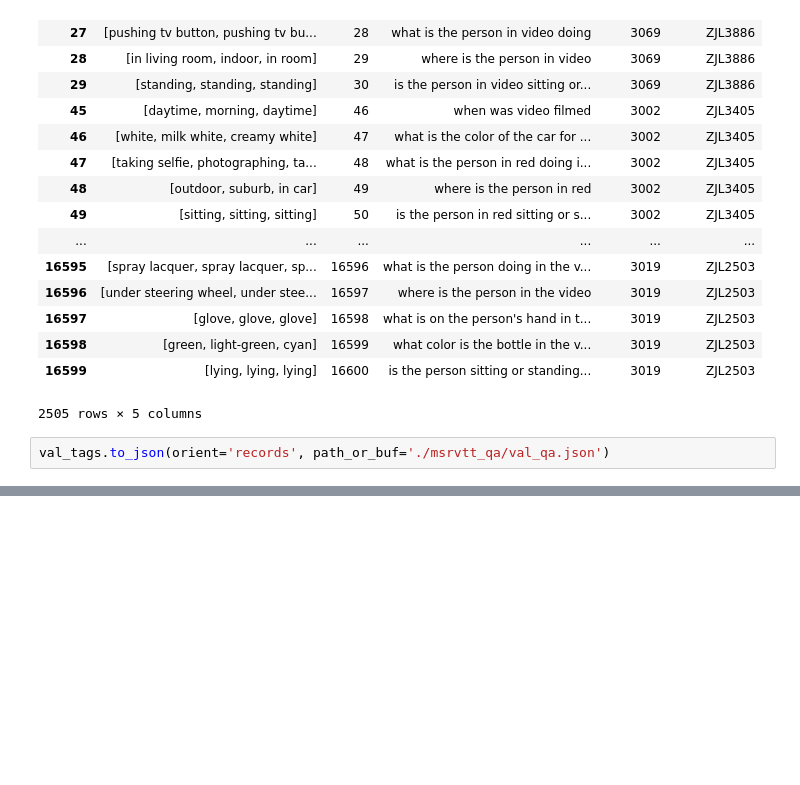
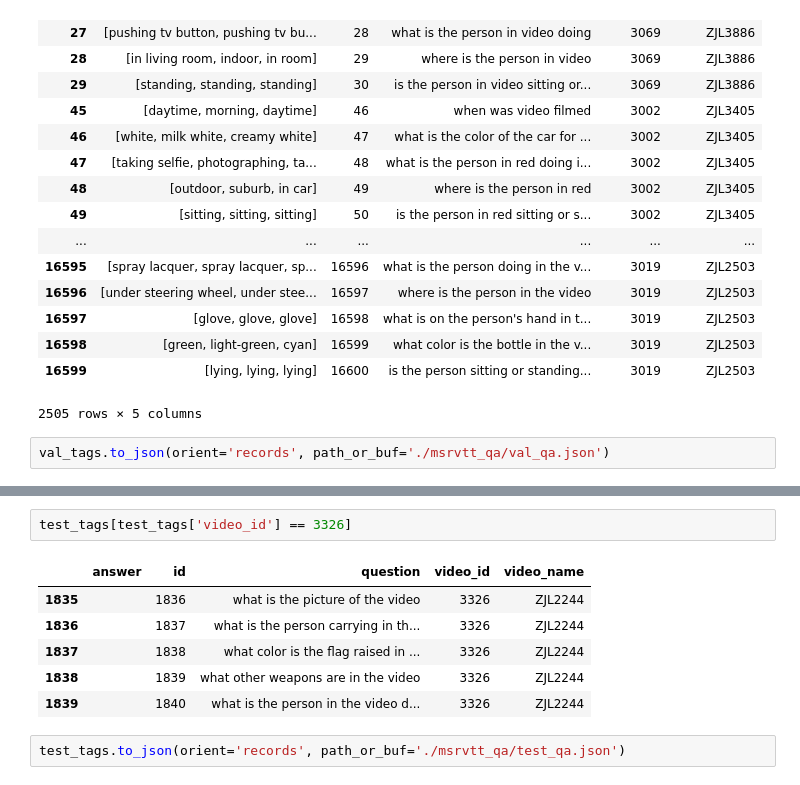
Before and after one commit to why2000/ZhiJiang_VQA, a Jupyter notebook: data/Untitled.ipynb, the cells around one changed output, grey strips where cells are left out. Saved outputs shown, nothing was run; the diff lists cells and outputs as text; blank space fills up the shorter version.

```diff
--- a/data/Untitled.ipynb
+++ b/data/Untitled.ipynb
@@ -151,0 +202,11 @@ val_tags.to_json(orient='records', path_or_buf='./msrvtt_qa/val_qa.json')
+# %%
+test_tags[test_tags['video_id'] == 3326]
+# %% [output]
+|  | answer | id | question | video_id | video_name |
+| 1835 |  | 1836 | what is the picture of the video | 3326 | ZJL2244 |
+| 1836 |  | 1837 | what is the person carrying in th... | 3326 | ZJL2244 |
+| 1837 |  | 1838 | what color is the flag raised in ... | 3326 | ZJL2244 |
+| 1838 |  | 1839 | what other weapons are in the video | 3326 | ZJL2244 |
+| 1839 |  | 1840 | what is the person in the video d... | 3326 | ZJL2244 |
+# %%
+test_tags.to_json(orient='records', path_or_buf='./msrvtt_qa/test_qa.json')
```
Also changed, not shown: parts of 7 cells of this notebook, 1 other file.
